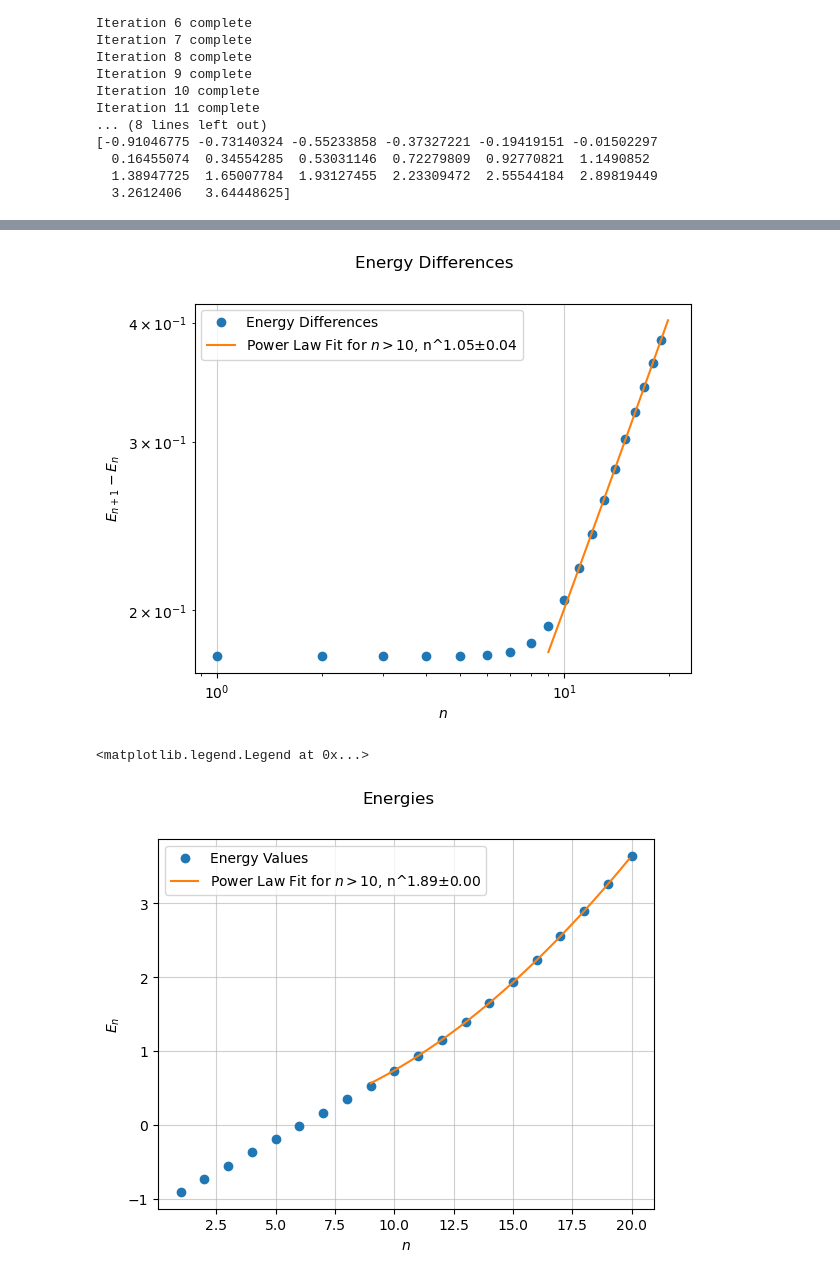
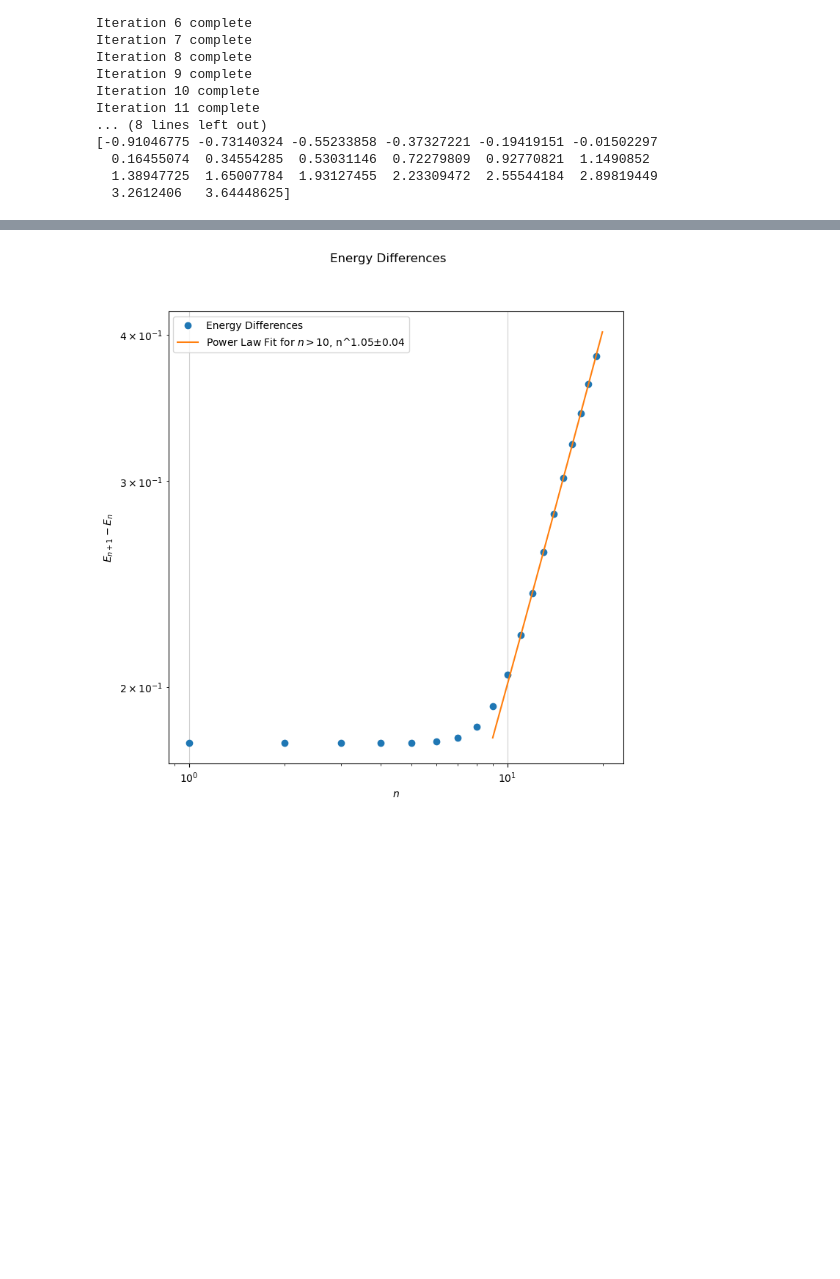
Before and after one commit to DavidLawton04/MuchStuff, a Jupyter notebook: Junior Sophister/JS Labs/Comp Lab/Comp_Lab_David_Lawton.ipynb, the cells around one changed output, grey strips where cells are left out. Cells and saved outputs as stored; diff of their text form; code cells hidden in the pictures; blank space fills up the shorter version.

```diff
--- a/Junior Sophister/JS Labs/Comp Lab/Comp_Lab_David_Lawton.ipynb
+++ b/Junior Sophister/JS Labs/Comp Lab/Comp_Lab_David_Lawton.ipynb
@@ -25,7 +25,8 @@ xtilde_vals = np.linspace(0, 1, N)
 # Define iterative method for solving the Schrodinger equation
 def iterative_method(Psi_, k_squared_vals_, N_):
     l_squared = (1/N)**2
-    p_vals, q_vals = 1 - (5/12) * l_squared * k_squared_vals_, 1 + (1/12) * l_squared * k_squared_vals_
+    p_vals, q_vals = 1 - (5/12) * l_squared * k_squared_vals_, \
+                     1 + (1/12) * l_squared * k_squared_vals_
     for i in range(2, N_):
         Psi_[i] = (2*p_vals[i-1]*Psi_[i-1] - q_vals[i-2]*Psi_[i-2])/q_vals[i]
     return Psi_
@@ -79,7 +110,7 @@ def analysis_no_plot(Psi_, nrg_, nu_, xtilde_vals_, N_, GammaSquare_):
 # %%
 def Shooting_method(nrg_, nu_, xtilde_vals_, N_, GammaSquare_):
         dnrg = 1E-2
-        tolerance = 1E-14
+        tolerance = 1E-15
 
         Psi_ = np.zeros(N_)
         Psi_ = analysis_no_plot(Psi_, nrg_, nu_, xtilde_vals_, N_, GammaSquare_)
@@ -537,7 +568,7 @@ for i in range(num_energies-1):
 
 print(diff_list)
 
-fig, axs = plt.subplots()
+fig, axs = plt.subplots(figsize=(8,8))
 fig.suptitle('Energy Differences')
 
 n_vals = np.arange(1, num_energies)
@@ -552,8 +583,10 @@ axs.set_ylabel('$E_{n+1} - E_n$')
 axs.legend()
 axs.set_xscale('log')
 axs.set_yscale('log')
+axs.grid(alpha=0.6)
+
+plt.savefig('/home/dj-lawton/Documents/Junior Sophister/JS Labs/Comp Lab/energy_diffs_harmonic_nu.pdf')
 
 plt.show()
-
 plt.close()
 # %% [output]
@@ -561,3 +594 @@ plt.close()
-[figure, old version]
+[figure, new version]
-<matplotlib.legend.Legend at 0x...>
-[figure, removed]
```
Also changed, not shown: parts of 7 cells of this notebook, 23 other files.
